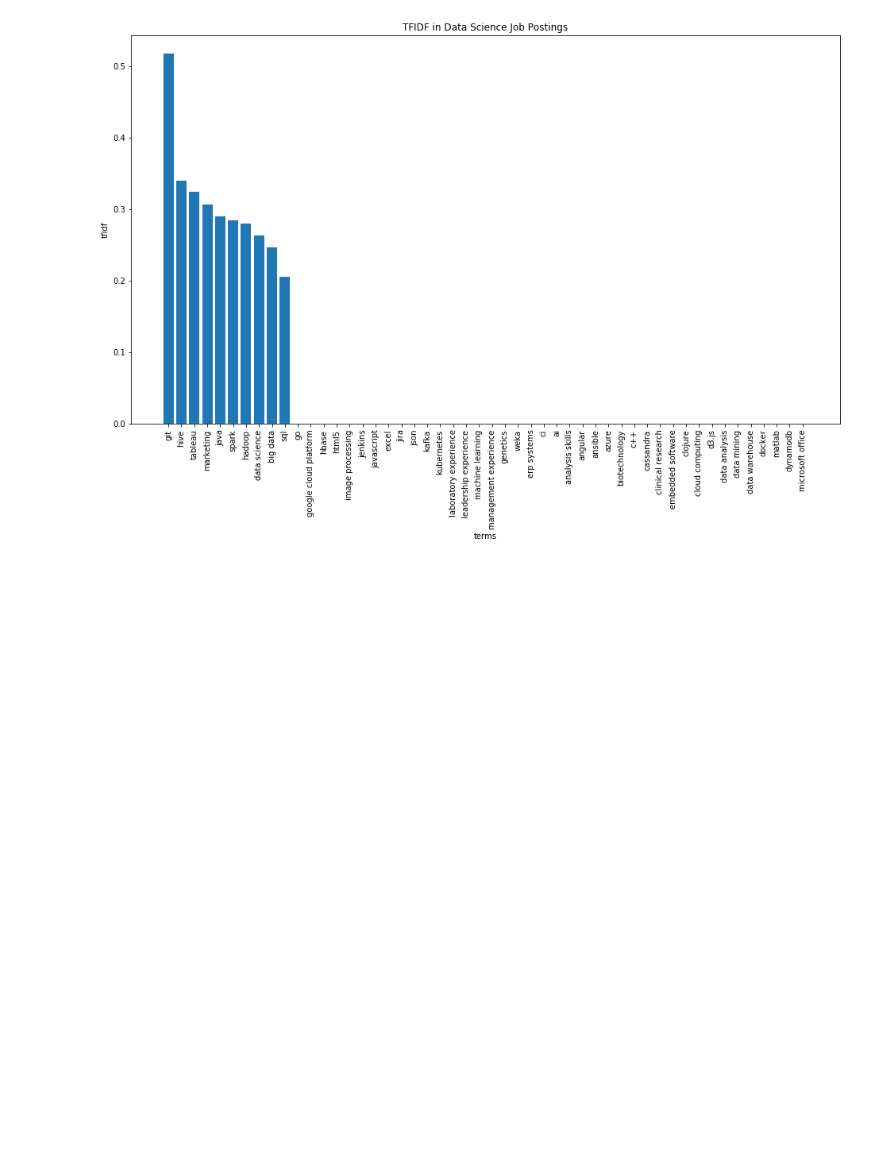
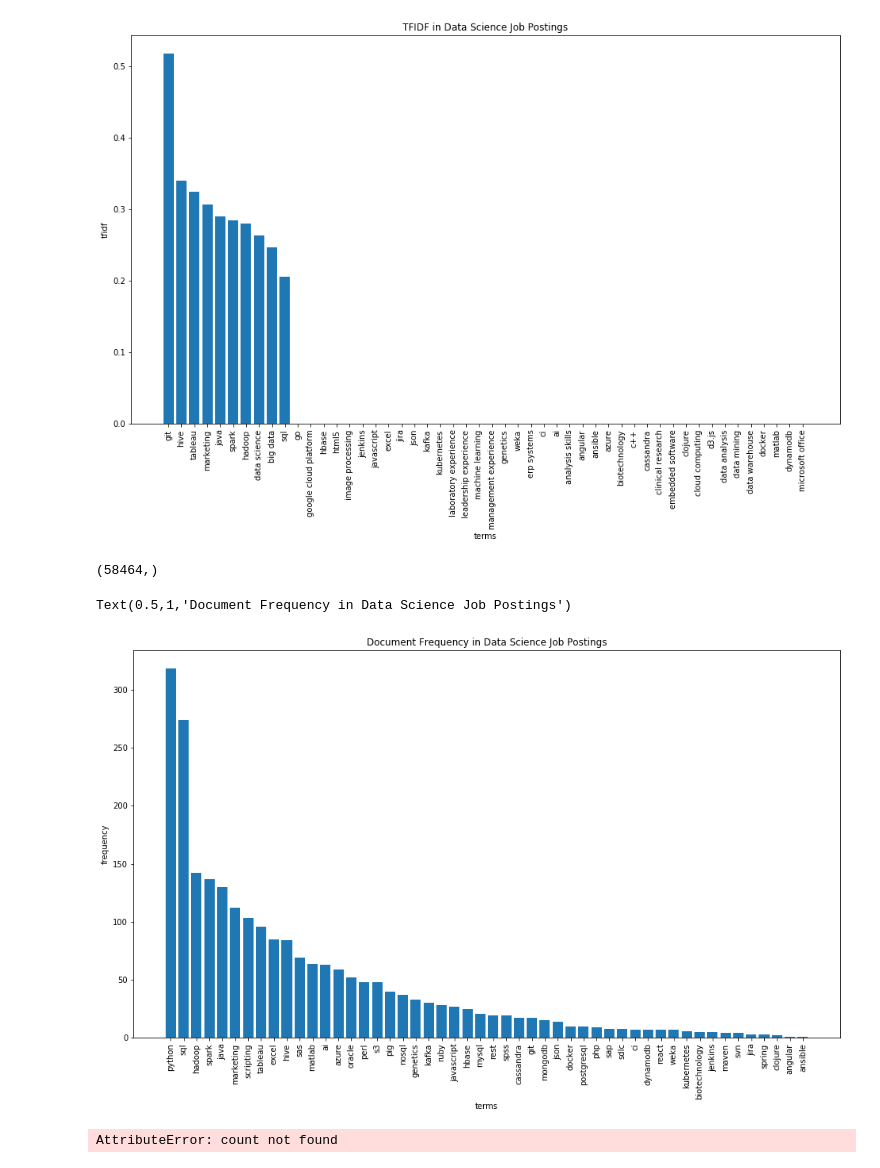
Before and after one commit to michaelfpalmer/level-up, a Jupyter notebook: src/Investigate DS only jobs.ipynb, the cells around one changed output. Cells and saved outputs as stored; diff of their text form; code cells hidden in the pictures; blank space fills up the shorter version.

Commit message:
added document frequency chart

```diff
--- a/src/Investigate DS only jobs.ipynb
+++ b/src/Investigate DS only jobs.ipynb
@@ -194,3 +186,48 @@ ax.set_title('TFIDF in Data Science Job Postings')
 # %% [output]
 Text(0.5,1,'TFIDF in Data Science Job Postings')
 [figure]
+# %%
+np.sort(bag_of_words.toarray()).flatten()[::-1].shape
+# %% [output]
+(58464,)
+# %%
+cvec=CountVectorizer(stop_words='english', vocabulary=skeelz)
+cvec.fit(dfclean['job_description'])
+bag_of_words=cvec.transform(dfclean['job_description'])
+bag_of_words_document_ind = bag_of_words>0
+sum_words = bag_of_words.sum(axis=0)
+count_words = bag_of_words_document_ind.sum(axis=0)
+words_freq = [(word, sum_words[0, idx]) for word, idx in     cvec.vocabulary_.items()]
+words_freq =sorted(words_freq, key = lambda x: x[1], reverse=True)
+#return words_freq[:n]
+# %%
+#bag_of_words.toarray().count()
+#cvec.vocabulary_.items()
+#count_words
+doc_freq = [(word, count_words[0, idx]) for word, idx in     cvec.vocabulary_.items()]
+doc_freq =sorted(doc_freq, key = lambda x: x[1], reverse=True)
+doc_freq
+arr=np.array(doc_freq[:50])
+X=arr[:,0]
+y=arr[:,1]
+y=y.astype(int)
+fig, ax = plt.subplots(figsize=(16,9))
+ax.bar(X,y)
+for tick in ax.get_xticklabels():
+    tick.set_rotation(90)
+ax.set_xlabel('terms')
+ax.set_ylabel('frequency')
+ax.set_title('Document Frequency in Data Science Job Postings')
+# %% [output]
+Text(0.5,1,'Document Frequency in Data Science Job Postings')
+[figure, added]
+# %%
+#bag_of_words.sum(axis=0)
+#cvec.vocabulary_
+np.sort(bag_of_words.count(axis=0))
+np.argsort(bag_of_words.sum(axis=0))
+bag_of_words.count(axis=0)
+#[::-1]
+#cvec.vocabulary_
+# %% [output]
+AttributeError: count not found
```
Also changed, not shown: parts of 14 cells of this notebook.
